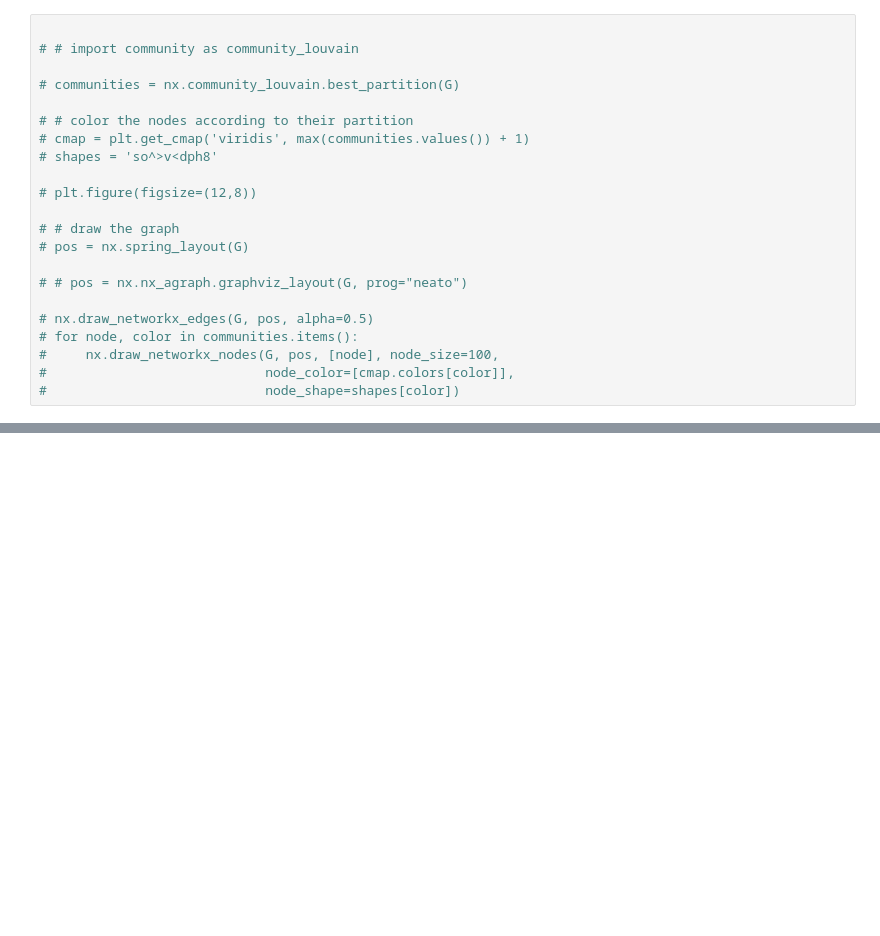
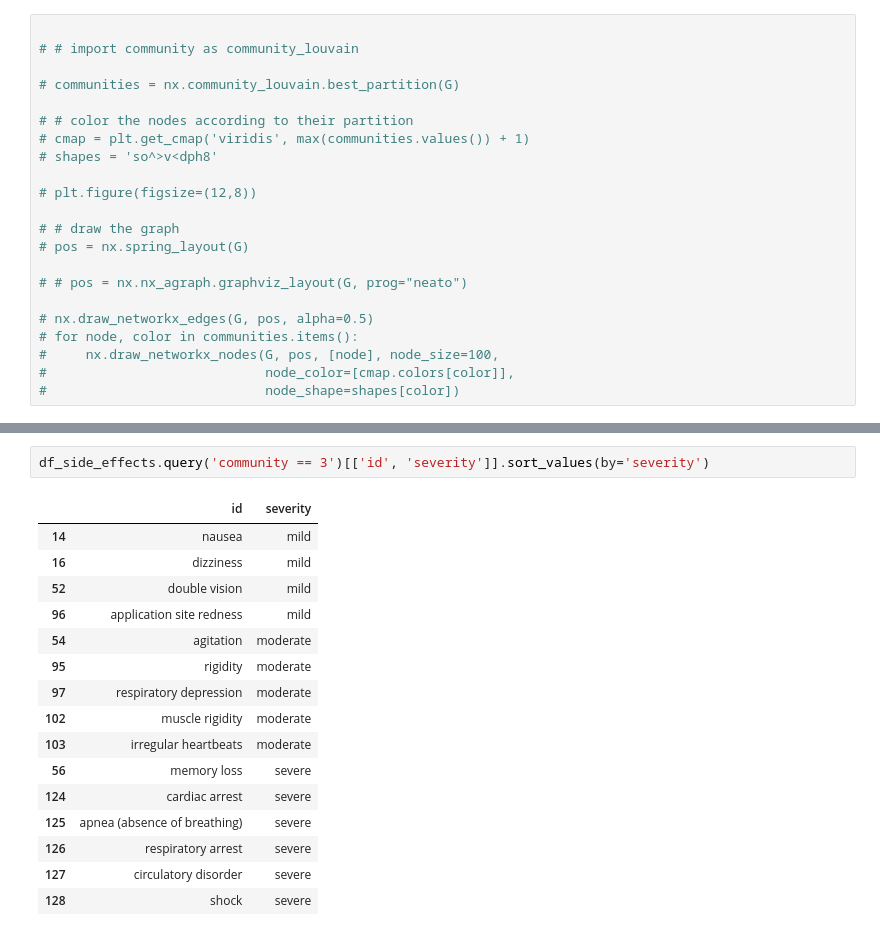
Before and after one commit to MylenaRoberta/medications-and-side-effects-networks, a Jupyter notebook: notebooks/05_projection-network-analysis.ipynb, the cells around one changed output, grey strips where cells are left out. Drawn from its saved outputs; the diff is of its cells as text; blank space fills up the shorter version.

```diff
--- a/notebooks/05_projection-network-analysis.ipynb
+++ b/notebooks/05_projection-network-analysis.ipynb
@@ -349,0 +446,19 @@ len(communities)
+# %%
+df_side_effects.query('community == 3')[['id', 'severity']].sort_values(by='severity')
+# %% [output]
+|  | id | severity |
+| 14 | nausea | mild |
+| 16 | dizziness | mild |
+| 52 | double vision | mild |
+| 96 | application site redness | mild |
+| 54 | agitation | moderate |
+| 95 | rigidity | moderate |
+| 97 | respiratory depression | moderate |
+| 102 | muscle rigidity | moderate |
+| 103 | irregular heartbeats | moderate |
+| 56 | memory loss | severe |
+| 124 | cardiac arrest | severe |
+| 125 | apnea (absence of breathing) | severe |
+| 126 | respiratory arrest | severe |
+| 127 | circulatory disorder | severe |
+| 128 | shock | severe |
```
Also changed, not shown: parts of 8 cells of this notebook.
